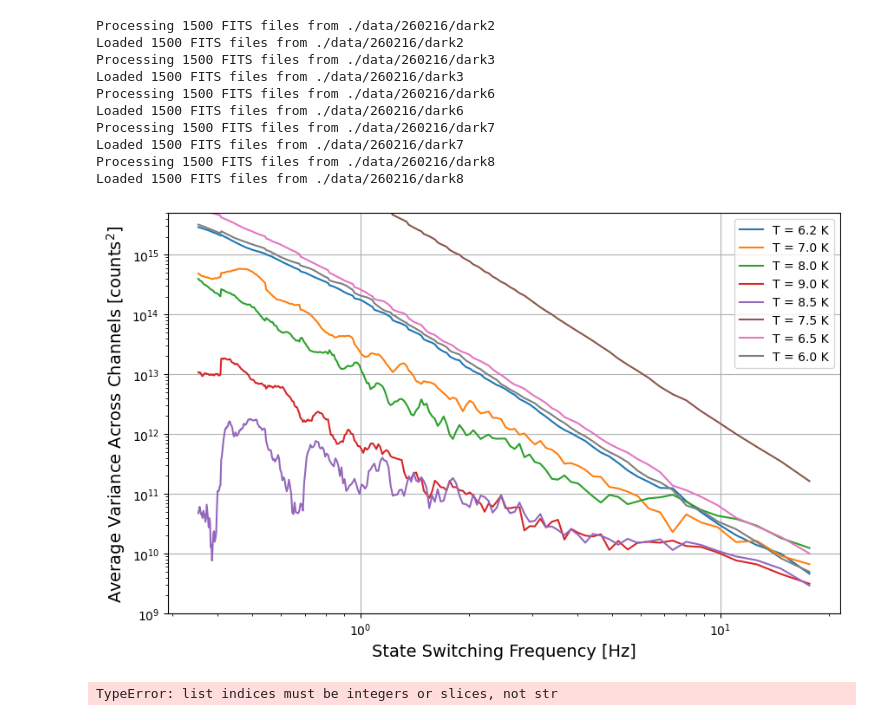
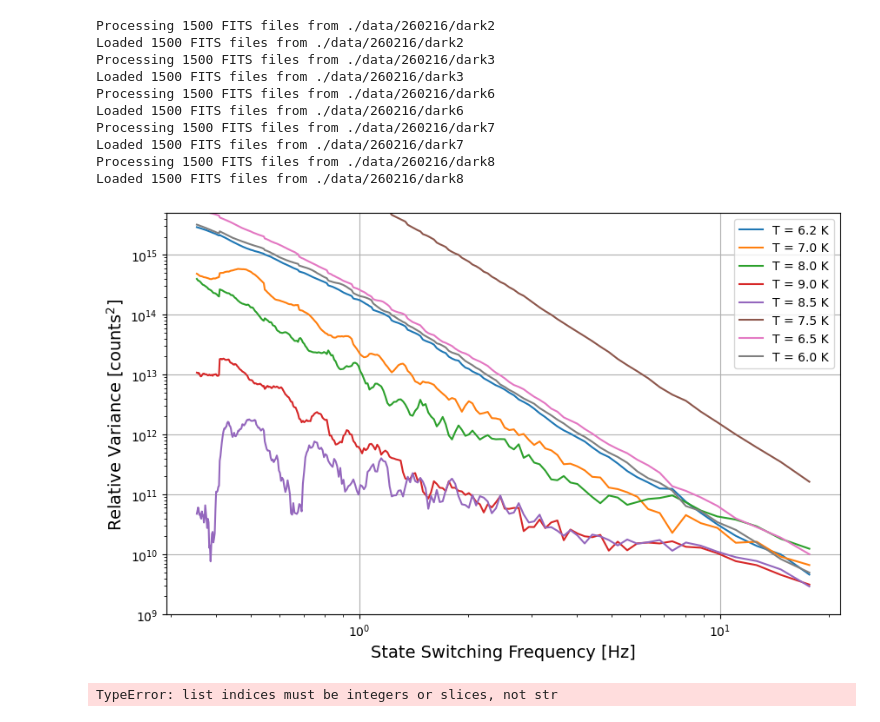
Before and after one commit to chase-urasaki/mirsi_sims, a Jupyter notebook: light_leak_analysis.ipynb, the cells around one changed output. Drawn from its saved outputs; the diff is of its cells as text; code cells hidden in the pictures.

Commit message:
figure updates

```diff
--- a/light_leak_analysis.ipynb
+++ b/light_leak_analysis.ipynb
@@ -220,27 +220,27 @@ avg_variances_dark_8 = [np.median([dark_8_variances[n][channel] for channel in r
 # %%
 plt.figure(figsize=(10, 6))
 plt.plot(dark_1_f_state, avg_variances_dark_1, label='T = 6.2 K')
 plt.plot(dark_2_f_state, avg_variances_dark_2, label='T = 7.0 K')
 plt.plot(dark_3_f_state, avg_variances_dark_3, label='T = 8.0 K')
 plt.plot(dark_4_f_state, avg_variances_dark_4, label='T = 9.0 K')
 plt.plot(dark_5_f_state, avg_variances_dark_5, label='T = 8.5 K')
 plt.plot(dark_6_f_state, avg_variances_dark_6, label='T = 7.5 K')
 plt.plot(dark_7_f_state, avg_variances_dark_7, label='T = 6.5 K')
 plt.plot(dark_8_f_state, avg_variances_dark_8, label='T = 6.0 K')
 plt.xlabel('State Switching Frequency [Hz]', fontsize=14)
-plt.ylabel(r'Average Variance Across Channels [counts$^2$]', fontsize=14)
+plt.ylabel(r'Relative Variance [counts$^2$]', fontsize=14)
 #plt.title('Average Variance vs State Switching Frequency for Dark Data Sets')
 plt.xscale('log')
 plt.yscale('log')
 plt.ylim(1e9, 5e15)
 plt.legend()
 plt.grid()
 
 # Optional: save fig
 plt.savefig('./figures/dark_data_variances.png', dpi=600, bbox_inches='tight')
 plt.show()
 # %% [output]
-[figure, old version]
+[figure, new version]
 # %%
 avg_variances_sky = [np.mean([zenith_sky_variances[n][channel] for channel in range(zenith_sky_data_channels["channels"].shape[0])]) for n in range(len(COADDS))]
 # %%
```
Also changed, not shown: parts of 3 cells of this notebook, 11 other files.
